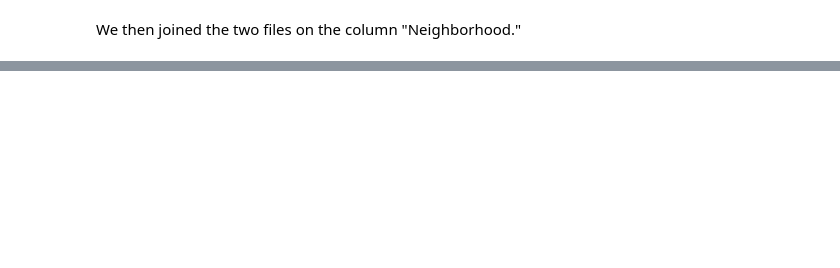
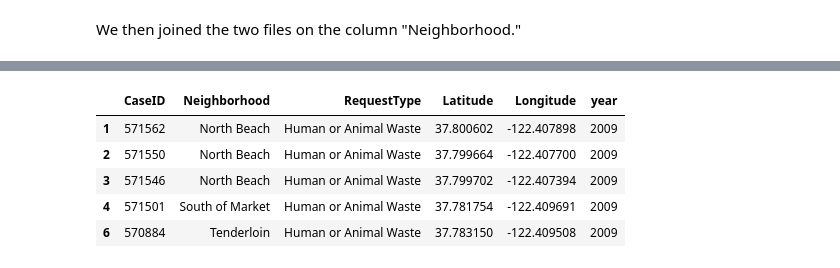
Before and after one commit to tanjiahui10/sf-data-project, a Jupyter notebook: notebooks/Part2_Map.ipynb, the cells around one changed output, grey strips where cells are left out. Drawn from its saved outputs; the diff is of its cells as text; code cells hidden in the pictures; blank space fills up the shorter version.

```diff
--- a/notebooks/Part2_Map.ipynb
+++ b/notebooks/Part2_Map.ipynb
@@ -204,0 +210,11 @@ joined.plot(
+# %%
+waste_2009 = waste_trunc['year']==2009
+waste_2009_list = waste_trunc[waste_2009]
+waste_2009_list.head()
+# %% [output]
+|  | CaseID | Neighborhood | RequestType | Latitude | Longitude | year |
+| 1 | 571562 | North Beach | Human or Animal Waste | 37.800602 | -122.407898 | 2009 |
+| 2 | 571550 | North Beach | Human or Animal Waste | 37.799664 | -122.407700 | 2009 |
+| 3 | 571546 | North Beach | Human or Animal Waste | 37.799702 | -122.407394 | 2009 |
+| 4 | 571501 | South of Market | Human or Animal Waste | 37.781754 | -122.409691 | 2009 |
+| 6 | 570884 | Tenderloin | Human or Animal Waste | 37.783150 | -122.409508 | 2009 |
```
Also changed, not shown: parts of 31 cells of this notebook.
